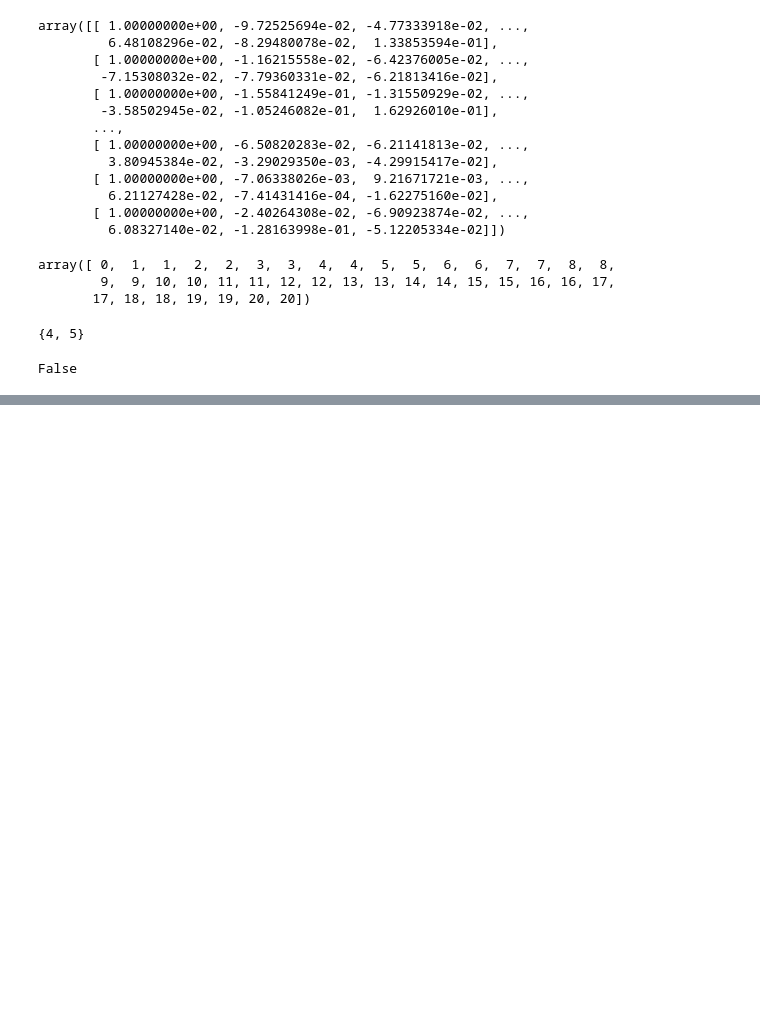
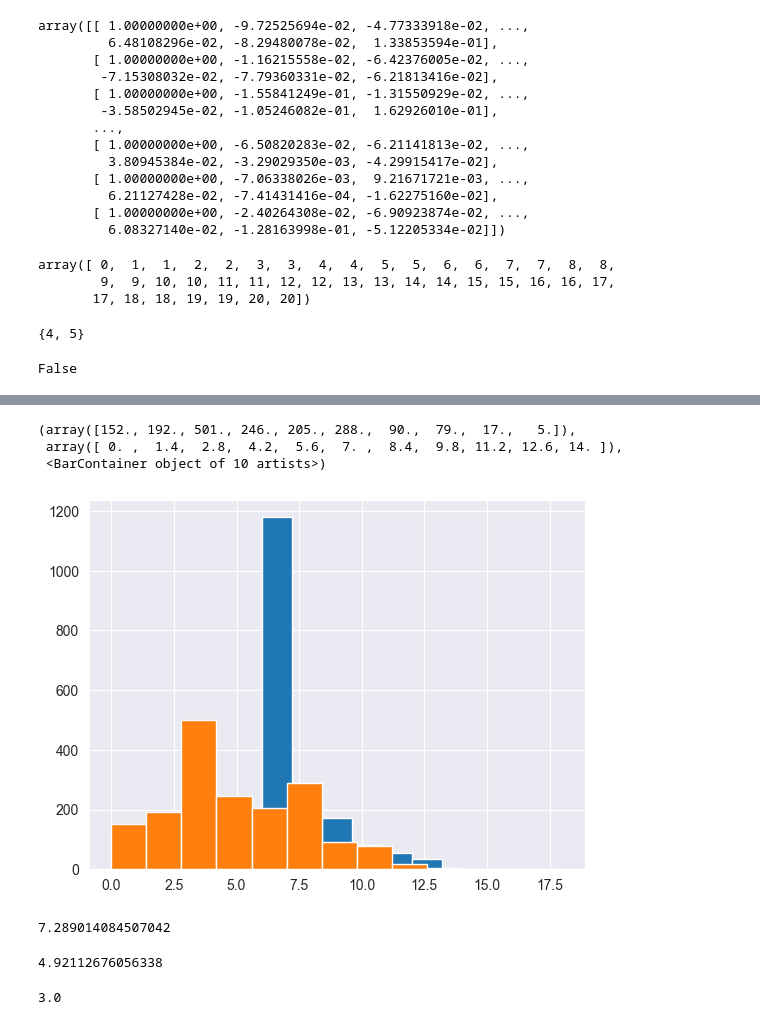
Before and after one commit to yiling-h/SI-Interaction, a Jupyter notebook: selectinf/Simulation/H1/SimulationNotebooks/vary_signal.ipynb, the cells around one changed output, grey strips where cells are left out. Saved outputs shown, nothing was run; the diff lists cells and outputs as text; code cells hidden in the pictures; blank space fills up the shorter version.

```diff
--- a/selectinf/Simulation/H1/SimulationNotebooks/vary_signal.ipynb
+++ b/selectinf/Simulation/H1/SimulationNotebooks/vary_signal.ipynb
@@ -638,0 +659,20 @@ False
+# %%
+plt.hist(day1[heavy])
+plt.hist(day2[heavy])
+# %% [output]
+(array([152., 192., 501., 246., 205., 288.,  90.,  79.,  17.,   5.]),
+ array([ 0. ,  1.4,  2.8,  4.2,  5.6,  7. ,  8.4,  9.8, 11.2, 12.6, 14. ]),
+ <BarContainer object of 10 artists>)
+[figure, added]
+# %%
+np.mean(day1[heavy])
+# %% [output]
+7.289014084507042
+# %%
+np.mean(day2[heavy])
+# %% [output]
+4.92112676056338
+# %%
+np.median(day2[med_day1])
+# %% [output]
+3.0
```
Also changed, not shown: parts of 16 cells of this notebook, 13 other files.
